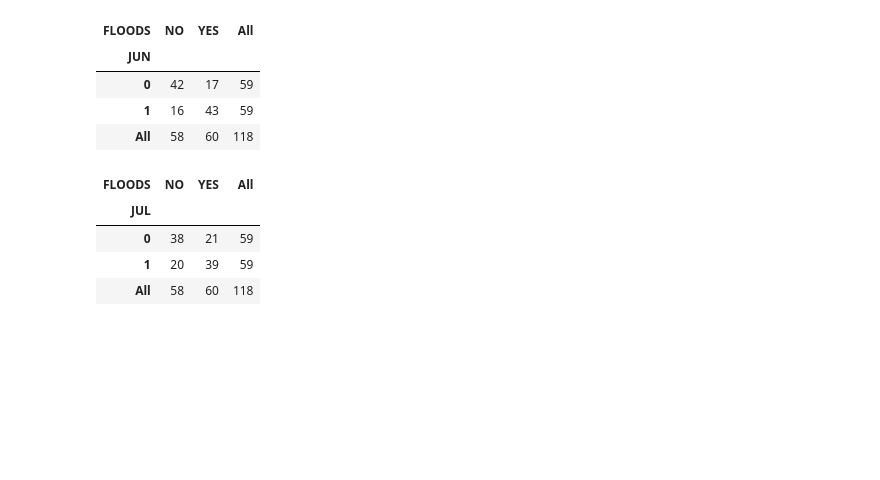
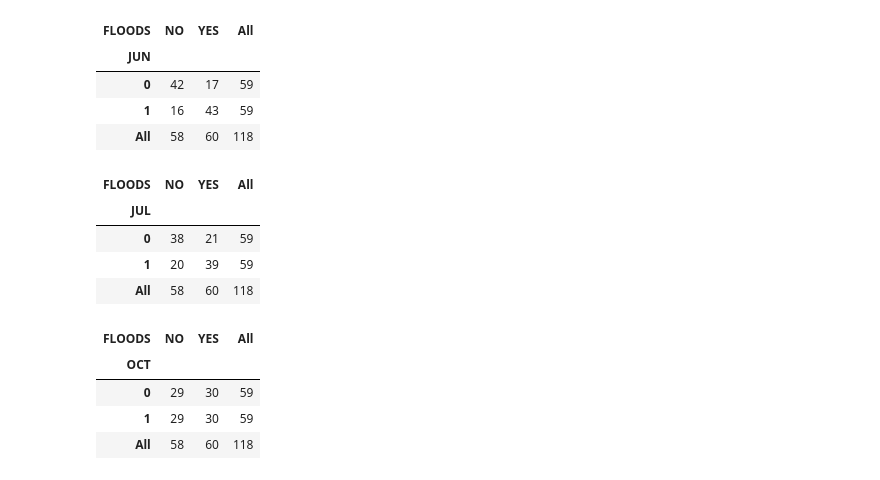
Before and after one commit to cskuracha/Python-Machine-Learning-Analysis, a Jupyter notebook: 02_Prob_Stat/01_Prob_Stat_Basic_May27.ipynb, the cells around one changed output. Cells and saved outputs as stored; diff of their text form; code cells hidden in the pictures; blank space fills up the shorter version.

```diff
--- a/02_Prob_Stat/01_Prob_Stat_Basic_May27.ipynb
+++ b/02_Prob_Stat/01_Prob_Stat_Basic_May27.ipynb
@@ -253,3 +253,11 @@ pd.crosstab(data['JUL'], data['FLOODS'], margins = True)
 | 0 | 38 | 21 | 59 |
 | 1 | 20 | 39 | 59 |
 | All | 58 | 60 | 118 |
+# %%
+pd.crosstab(data['OCT'], data['FLOODS'], margins = True)
+# %% [output]
+| FLOODS | NO | YES | All |
+| OCT |  |  |  |
+| 0 | 29 | 30 | 59 |
+| 1 | 29 | 30 | 59 |
+| All | 58 | 60 | 118 |
```
